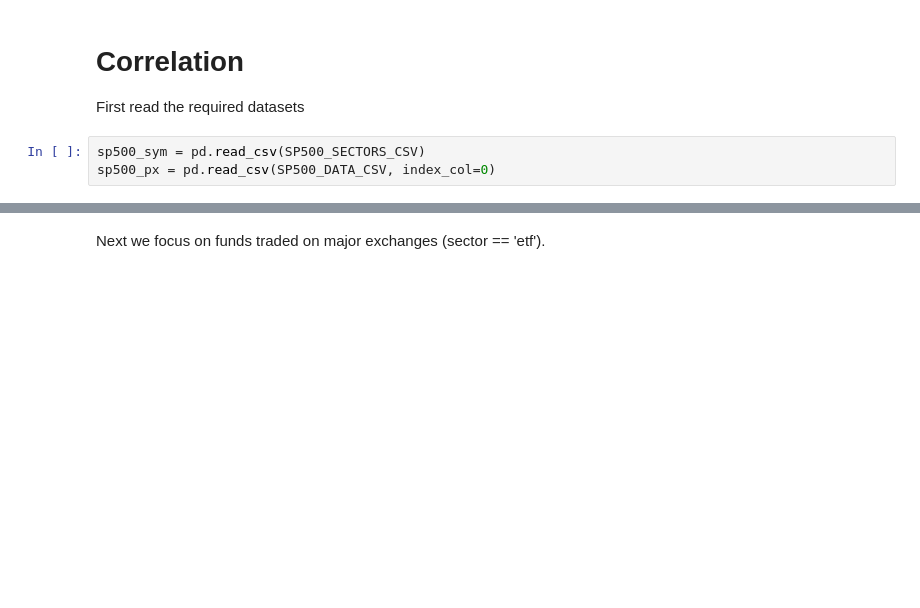
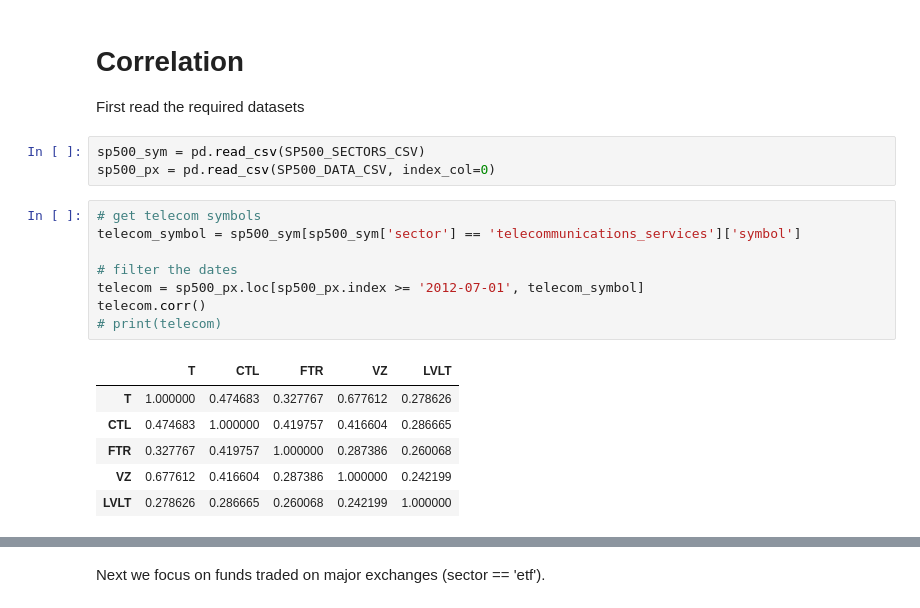
Before and after one commit to aaron-mv-moore/practical-statistics-for-data-scientists, a Jupyter notebook: python/notebooks/Chapter 1 - Exploratory Data Analysis.ipynb, the cells around one changed output, grey strips where cells are left out. Drawn from its saved outputs; the diff is of its cells as text; blank space fills up the shorter version.

```diff
--- a/python/notebooks/Chapter 1 - Exploratory Data Analysis.ipynb
+++ b/python/notebooks/Chapter 1 - Exploratory Data Analysis.ipynb
@@ -307,6 +299,21 @@ First read the required datasets
 # %%
 sp500_sym = pd.read_csv(SP500_SECTORS_CSV)
 sp500_px = pd.read_csv(SP500_DATA_CSV, index_col=0)
+# %%
+# get telecom symbols
+telecom_symbol = sp500_sym[sp500_sym['sector'] == 'telecommunications_services']['symbol']
+
+# filter the dates
+telecom = sp500_px.loc[sp500_px.index >= '2012-07-01', telecom_symbol]
+telecom.corr()
+# print(telecom)
+# %% [output]
+|  | T | CTL | FTR | VZ | LVLT |
+| T | 1.000000 | 0.474683 | 0.327767 | 0.677612 | 0.278626 |
+| CTL | 0.474683 | 1.000000 | 0.419757 | 0.416604 | 0.286665 |
+| FTR | 0.327767 | 0.419757 | 1.000000 | 0.287386 | 0.260068 |
+| VZ | 0.677612 | 0.416604 | 0.287386 | 1.000000 | 0.242199 |
+| LVLT | 0.278626 | 0.286665 | 0.260068 | 0.242199 | 1.000000 |
 # %%
 # Table 1-7
 # Determine telecommunications symbols
```
Also changed, not shown: parts of 35 cells of this notebook, 17 other files.
